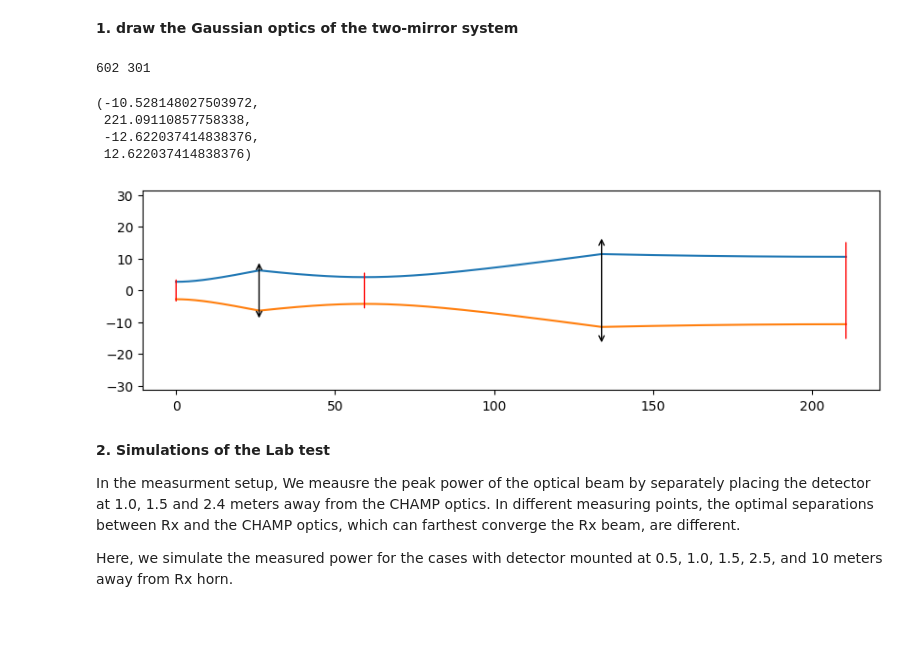
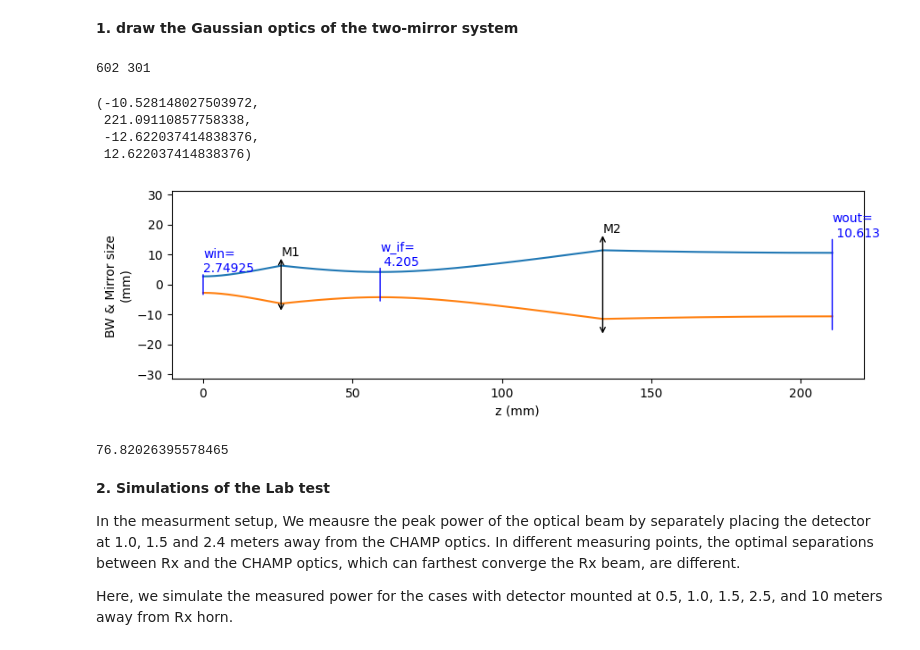
Before and after one commit to XiaodongRencologne/GaussianOptics, a Jupyter notebook: CHAMP_Test.ipynb, the cells around one changed output. Drawn from its saved outputs; the diff is of its cells as text; code cells hidden in the pictures; blank space fills up the shorter version.

```diff
--- a/CHAMP_Test.ipynb
+++ b/CHAMP_Test.ipynb
@@ -37,36 +37,47 @@ z2,profile2_in,profile2_out=DrawBeamCountour(M2,Nin=301,Nout=301,size=2.5,color=
 z1,profile1_in,profile1_out=DrawBeamCountour(M1,Nin=301,Nout=301,size=2.5,color='b',offset=z2.max())
 print(z2.size,profile2_in.size)
 z=np.concatenate((z2,z1))
 profile=np.concatenate((profile2_in,profile2_out,profile1_in,profile1_out))
 fig=plt.figure(figsize=(10,10*5*M1['w_mirror']/(z.max()-z.min())))
 
 plt.plot(z,profile)
 plt.plot(z,-profile)
 head_width=1
 head_length=1.5
 linewidth=1
 
-color='r'
+color='b'
+plt.text(0,M2['win']*1.5,'win=\n'+str(M2['win']),color='blue')
 plt.annotate('', xy=(0,M2['win']*1.5), xytext=(0,-M2['win']*1.5), arrowprops=dict(arrowstyle='-',color=color))
+#plt.text(M2['din']/2-2,-15,'din:\n'+str(M2['din']))
 d1=np.array([M2['din'],M2['dout']])
 plt.annotate('', xy=(np.abs(d1).sum(),M2['wout']*1.5), xytext=(np.abs(d1).sum(),-M2['wout']*1.5), arrowprops=dict(arrowstyle='-',color=color))
+plt.text(np.abs(d1).sum(),M2['wout']*1.5,'w_if=\n 4.205',color='blue')
 d2=np.append(d1,np.array([M1['din'],M1['dout']]))
 plt.annotate('', xy=(np.abs(d2).sum(),M1['wout']*1.5), xytext=(np.abs(d2).sum(),-M1['wout']*1.5), arrowprops=dict(arrowstyle='-',color=color))
+plt.text(np.abs(d2).sum(),M1['wout']*1.5,'wout=\n 10.613',color='blue')
 
 color='k'
 plt.annotate('', xy=(M2['din'],M2['w_mirror']*1.5), xytext=(M2['din'],-M2['w_mirror']*1.5), arrowprops=dict(arrowstyle='<->'),color=color)
+plt.text(M2['din'],M2['w_mirror']*1.5,'M1',)
 P_m1=np.array([M2['din'],M2['dout'],M1['din']])
 P_m1=np.abs(P_m1).sum()
 plt.annotate('', xy=(P_m1,M1['w_mirror']*1.5), xytext=(P_m1,-M1['w_mirror']*1.5), arrowprops=dict(arrowstyle='<->'),color=color)
-
+plt.text(P_m1,M1['w_mirror']*1.5,'M2',)
+plt.xlabel('z (mm)',fontsize=10)
+plt.ylabel('BW & Mirror size \n(mm)',fontsize=10)
 plt.axis('equal')
 # %% [output]
 602 301
 (-10.528148027503972,
  221.09110857758338,
  -12.622037414838376,
  12.622037414838376)
-[figure, old version]
+[figure, new version]
+# %%
+M1['dout']
+# %% [output]
+76.82026395578465
 # %% [markdown]
 **2.  Simulations of the Lab test**
 
```
Also changed, not shown: 2 other files.
